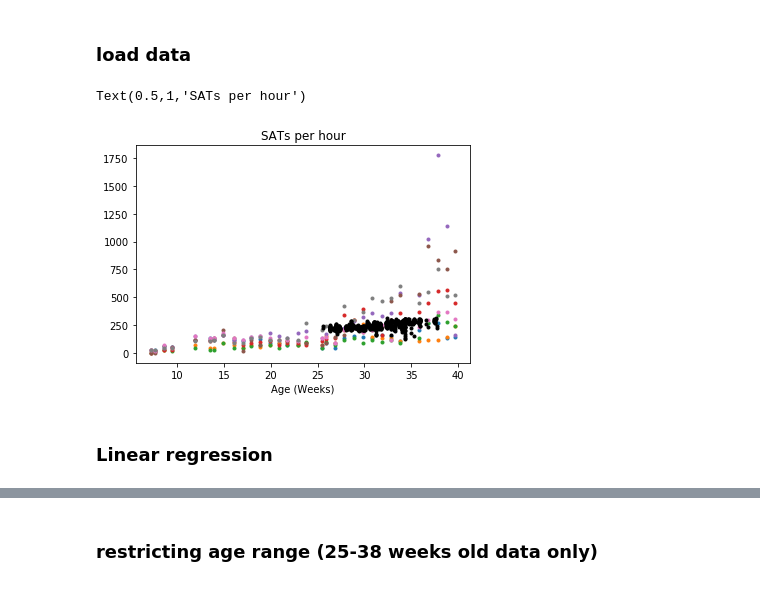
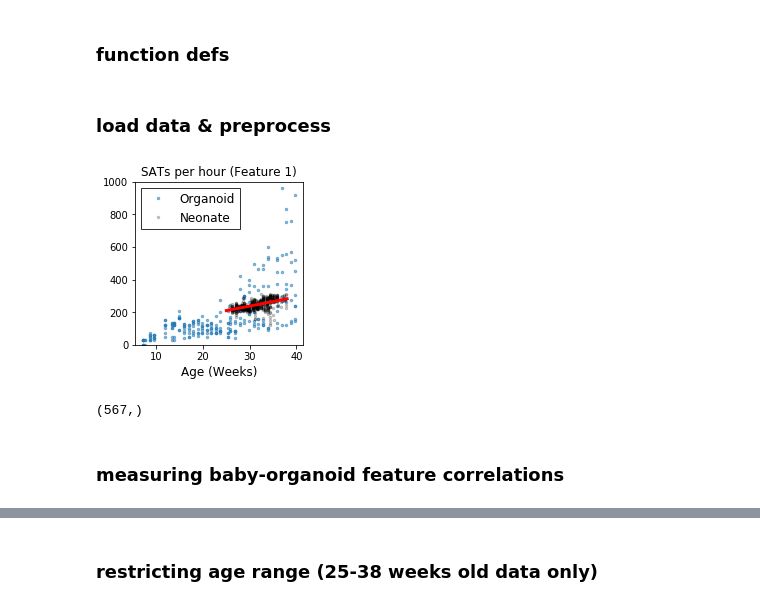
Before and after one commit to rdgao/daily_notebook, a Jupyter notebook: daily18_02_20_organoidEEGclassifier.ipynb, the cells around one changed output, grey strips where cells are left out. Cells and saved outputs as stored; diff of their text form; code cells hidden in the pictures.

```diff
--- a/daily18_02_20_organoidEEGclassifier.ipynb
+++ b/daily18_02_20_organoidEEGclassifier.ipynb
@@ -4,3 +4,13 @@ import scipy as sp
 from scipy import io
 import numpy as np
 import matplotlib.pyplot as plt
+
+plt.rcParams['legend.edgecolor'] = 'k'
+plt.rcParams['legend.fancybox'] = False
+
+from sklearn.preprocessing import PolynomialFeatures
+from sklearn.pipeline import make_pipeline
+from sklearn import model_selection, linear_model, svm, gaussian_process
+from sklearn.metrics import mean_squared_error, r2_score, explained_variance_score
+# %% [markdown]
+### function defs
@@ -7,48 +132,58 @@ import matplotlib.pyplot as plt
 # %% [markdown]
-### load data
+### load data & preprocess
 # %%
+fig_saveout = '/Users/rdgao/Dropbox/Research/Reports/2018 - CorticoidOscillation/CorticoidFigs/figures/raw_pdfs/'
+
+# organoid data
 org_feat_file = '/Users/rdgao/Documents/data/Muotri/Pri_Corticoids/ctc_EMAfeatures.mat'
 org_data = io.loadmat(org_feat_file, squeeze_me=True)
 org_feat = org_data['ctc_EMAfeatures']
 org_age = org_data['dayVec']
 
 # stack organoid features, original dimensions are (session x wells x feature)
 org_feat_stacked = np.reshape(org_feat, (np.prod(org_feat.shape[:2]), org_feat.shape[2]))
-org_age_stacked = np.repeat(org_age, org_feat.shape[1])
-org_id_stacked = np.reshape(np.matmul(np.ones((org_feat.shape[0],1)), np.expand_dims(np.arange(8),0)), -1)
+# drop rows with nans in the feature
+clean_inds = np.where(~np.isnan(org_feat_stacked).any(axis=1))[0]
+org_feat_stacked = org_feat_stacked[clean_inds,:]
+org_age_stacked = np.repeat(org_age, org_feat.shape[1])[clean_inds]
+org_id_stacked = np.reshape(np.matmul(np.ones((org_feat.shape[0],1)), np.expand_dims(np.arange(8),0)), -1)[clean_inds]
 
-
+# baby data
 baby_feat_file = '/Users/rdgao/Documents/data/Muotri/InfantEEGFeatures/preterm_features.mat'
 baby_data = sp.io.loadmat(baby_feat_file, squeeze_me=True)
 baby_data.keys()
 baby_feat = baby_data['features_fullepoch']
 
 # split age array into columns
-baby_num, baby_pma, baby_ema = baby_data['age'].T
+baby_id, baby_pma, baby_ema = baby_data['age'].T
 
 # only want certain columns of features
-feat_cols = [6,7,8,9,10,11,12,13,14,19,20,21,22]
+feat_cols = np.array([6,7,8,9,10,11,12,13,14,19,20,21,22])
 feat_names = ['SATs per hour',
 'RMS SAT duration',
 'SAT duration (50%)',
 'SAT duration (5%)',
 'SAT duration (95%)',
 'RMS Inter-SAT Duration',
 'Inter-SAT duration (50%)',
 'Inter-SAT duration (5%)',
 'Inter-SAT duration (95%)',
 'Relative Delta Power',
 'Relative Theta Power',
 'Relative Alpha Power',
 'Relative Beta Power']
 
+plt.figure(figsize=(3,3))
 feat_ind = 0
-plt.plot(org_age, org_feat[:,:,feat_cols[feat_ind]], '.');
-plt.plot(baby_pma, baby_feat[:,feat_cols[feat_ind]],'.k');
-plt.xlabel('Age (Weeks)')
-plt.title(feat_names[feat_ind])
+pparams = np.polyfit(baby_pma, baby_feat[:,feat_cols[feat_ind]], deg=1)
+plt.plot(org_age_stacked, org_feat_stacked[:,feat_cols[feat_ind]], '.', ms=5,alpha=0.5,label='Organoid');
+plt.plot(baby_pma, baby_feat[:,feat_cols[feat_ind]],'.k', ms=5, alpha=0.2, label='Neonate');
+plt.plot([25., 38.], np.array([25., 38.])*pparams[0]+pparams[1], 'r-', lw=3)
+plt.xlabel('Age (Weeks)', fontsize=12)
+plt.title(feat_names[feat_ind] + ' (Feature %i)'%(feat_ind+1), fontsize=12)
+plt.ylim([0, 1000])
+plt.legend(fontsize=12)
+#plt.xlim([24, 40])
+plt.savefig(fig_saveout + '6_' + feat_names[feat_ind] + '.pdf', bbox_inches = 'tight')
 # %% [output]
-Text(0.5,1,'SATs per hour')
-[figure, old version]
+[figure, new version]
-# %% [markdown]
-### Linear regression
@@ -89,0 +190,6 @@ def brainballbaby_linreg(x_train, y_train, x_test, y_test, feat_cols, age_range=
+# %%
+baby_id.shape
+# %% [output]
+(567,)
+# %% [markdown]
+### measuring baby-organoid feature correlations
```
Also changed, not shown: parts of 39 cells of this notebook, 7 other files.
